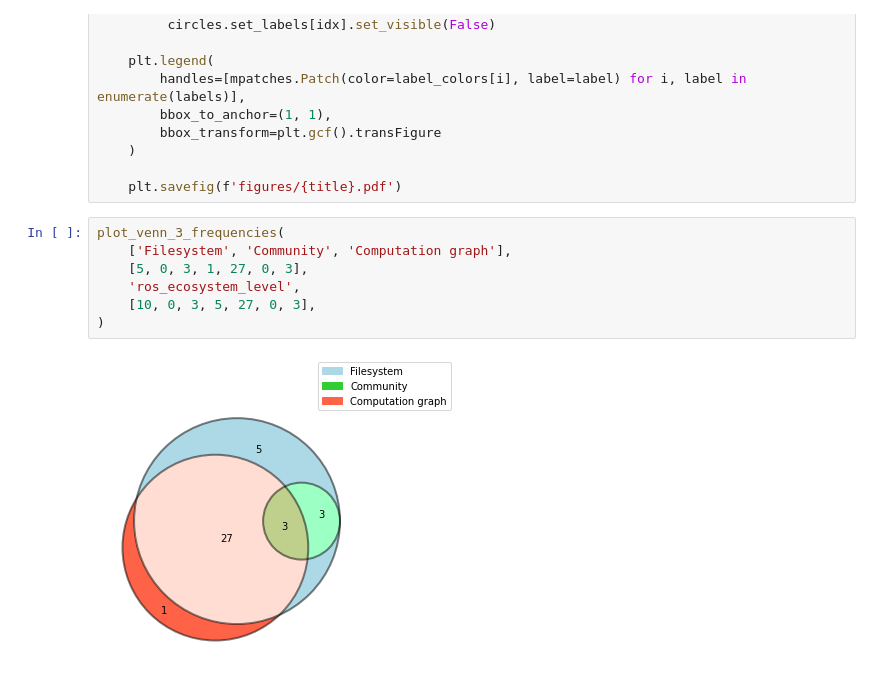
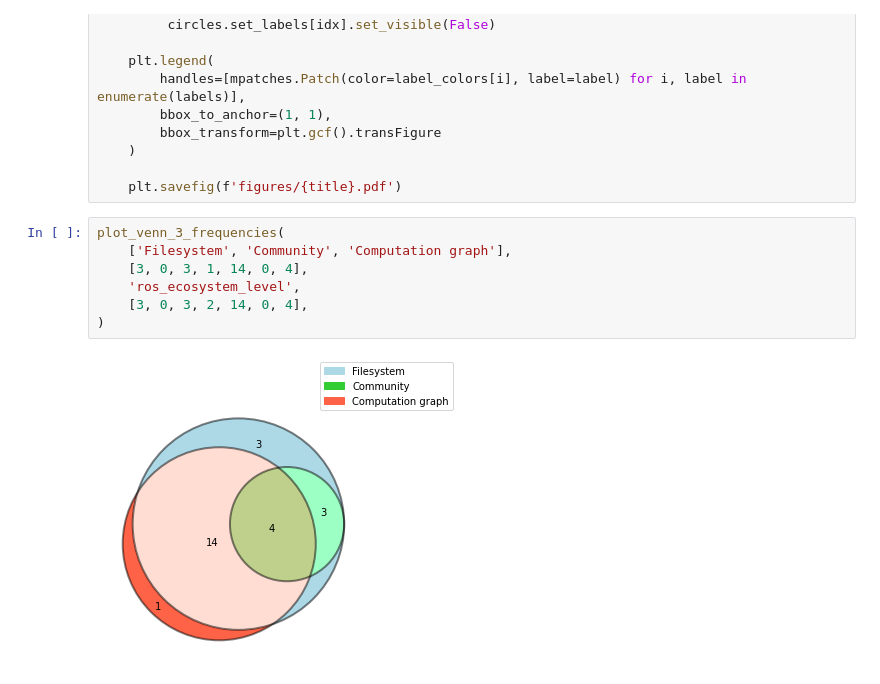
Before and after one commit to engelhamer/SLR-2021, a Jupyter notebook: data_analysis/figures.ipynb, the cells around one changed output. Saved outputs shown, nothing was run; the diff lists cells and outputs as text.

Commit message:
Updated figure script for new data

```diff
--- a/data_analysis/figures.ipynb
+++ b/data_analysis/figures.ipynb
@@ -50,9 +51,9 @@ def plot_venn_3_frequencies(labels, subset_frequencies, title, subset_areas=None
 # %%
 plot_venn_3_frequencies(
     ['Filesystem', 'Community', 'Computation graph'],
-    [5, 0, 3, 1, 27, 0, 3],
+    [3, 0, 3, 1, 14, 0, 4],
     'ros_ecosystem_level',
-    [10, 0, 3, 5, 27, 0, 3],
+    [3, 0, 3, 2, 14, 0, 4],
 )
 # %% [output]
-[figure, old version]
+[figure, new version]
```
Also changed, not shown: parts of 8 cells of this notebook, 2 other files.
